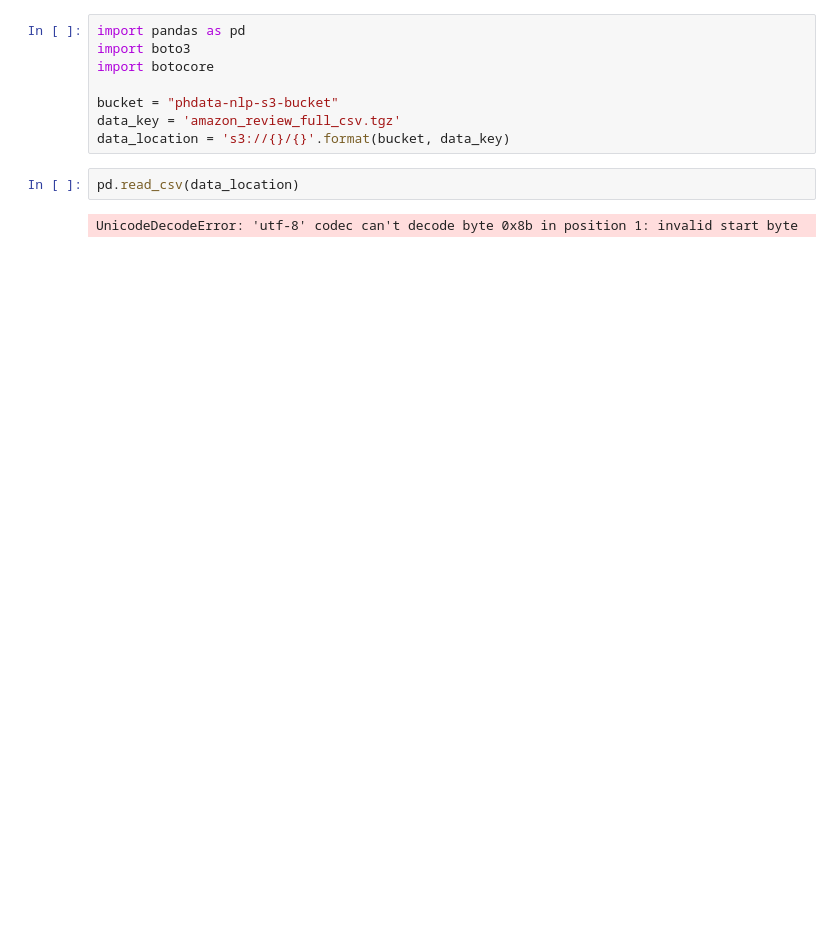
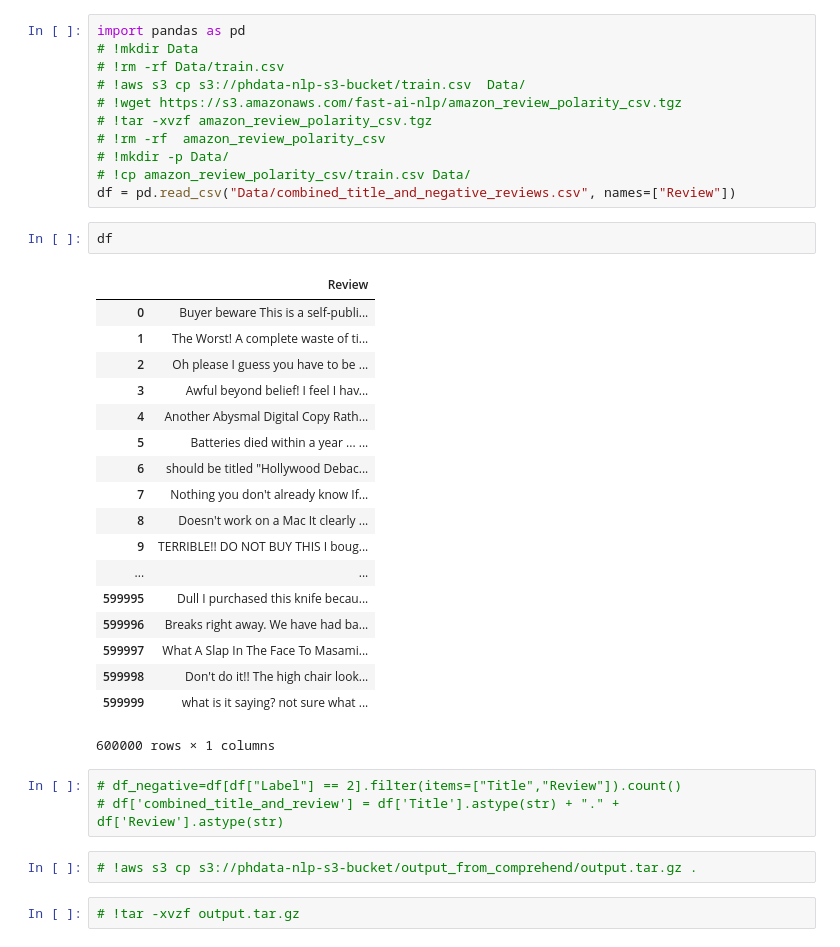
Before and after one commit to richameher/awsws-phdata-nlp, a Jupyter notebook: nlp-phdata.ipynb, the cells around one changed output. Saved outputs shown, nothing was run; the diff lists cells and outputs as text; blank space fills up the shorter version.

Commit message:
Pre-processing data from amazon comprehend

```diff
--- a/nlp-phdata.ipynb
+++ b/nlp-phdata.ipynb
@@ -1,12 +1,39 @@
-# %%
-import pandas as pd
-import boto3
-import botocore
-
-bucket = "phdata-nlp-s3-bucket"
-data_key = 'amazon_review_full_csv.tgz'
-data_location = 's3://{}/{}'.format(bucket, data_key)
-# %%
-pd.read_csv(data_location)
-# %% [output]
-UnicodeDecodeError: 'utf-8' codec can't decode byte 0x8b in position 1: invalid start byte
+# %%
+import pandas as pd
+# !mkdir Data
+# !rm -rf Data/train.csv
+# !aws s3 cp s3://phdata-nlp-s3-bucket/train.csv  Data/
+# !wget https://s3.amazonaws.com/fast-ai-nlp/amazon_review_polarity_csv.tgz
+# !tar -xvzf amazon_review_polarity_csv.tgz
+# !rm -rf  amazon_review_polarity_csv
+# !mkdir -p Data/
+# !cp amazon_review_polarity_csv/train.csv Data/
+df = pd.read_csv("Data/combined_title_and_negative_reviews.csv", names=["Review"])
+# %%
+df
+# %% [output]
+|  | Review |
+| 0 | Buyer beware This is a self-publi... |
+| 1 | The Worst! A complete waste of ti... |
+| 2 | Oh please I guess you have to be ... |
+| 3 | Awful beyond belief! I feel I hav... |
+| 4 | Another Abysmal Digital Copy Rath... |
+| 5 | Batteries died within a year ... ... |
+| 6 | should be titled "Hollywood Debac... |
+| 7 | Nothing you don't already know If... |
+| 8 | Doesn't work on a Mac It clearly ... |
+| 9 | TERRIBLE!! DO NOT BUY THIS I boug... |
+| ... | ... |
+| 599995 | Dull I purchased this knife becau... |
+| 599996 | Breaks right away. We have had ba... |
+| 599997 | What A Slap In The Face To Masami... |
+| 599998 | Don't do it!! The high chair look... |
+| 599999 | what is it saying? not sure what ... |
+600000 rows × 1 columns
+# %%
+# df_negative=df[df["Label"] == 2].filter(items=["Title","Review"]).count()
+# df['combined_title_and_review'] = df['Title'].astype(str) + "." + df['Review'].astype(str)
+# %%
+# !aws s3 cp s3://phdata-nlp-s3-bucket/output_from_comprehend/output.tar.gz .
+# %%
+# !tar -xvzf output.tar.gz
```
Also changed, not shown: parts of 7 cells of this notebook.
